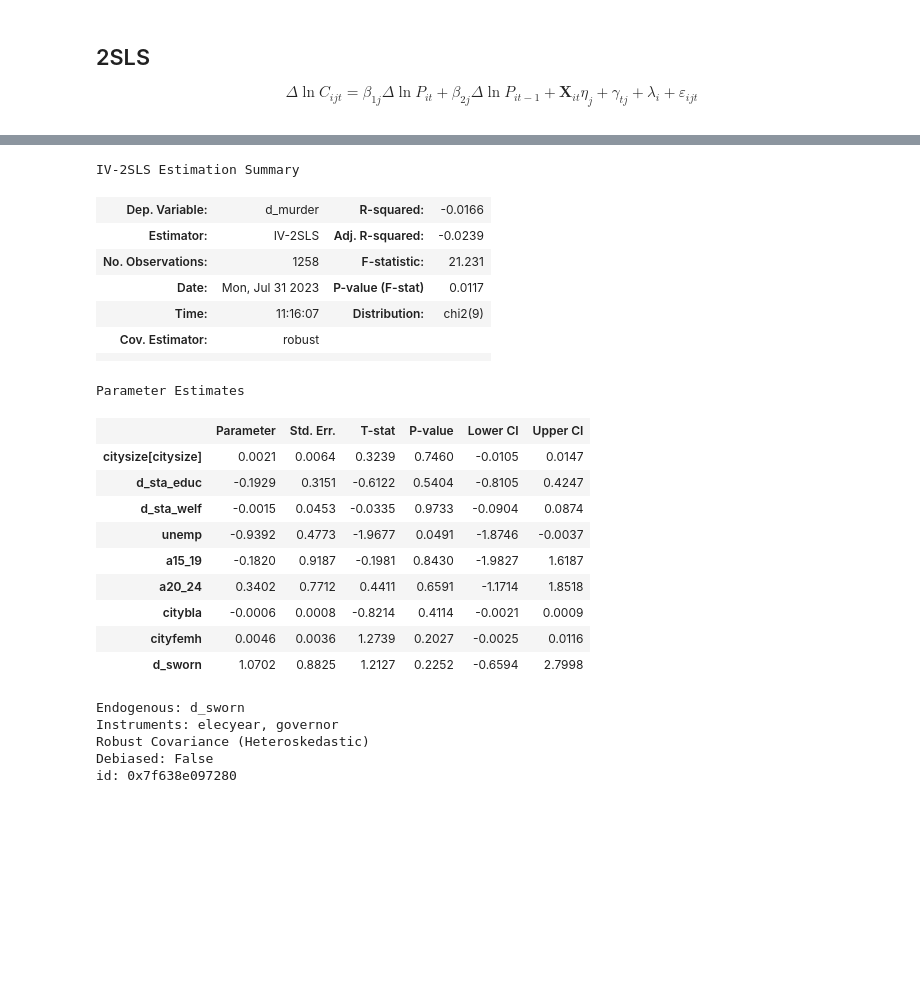
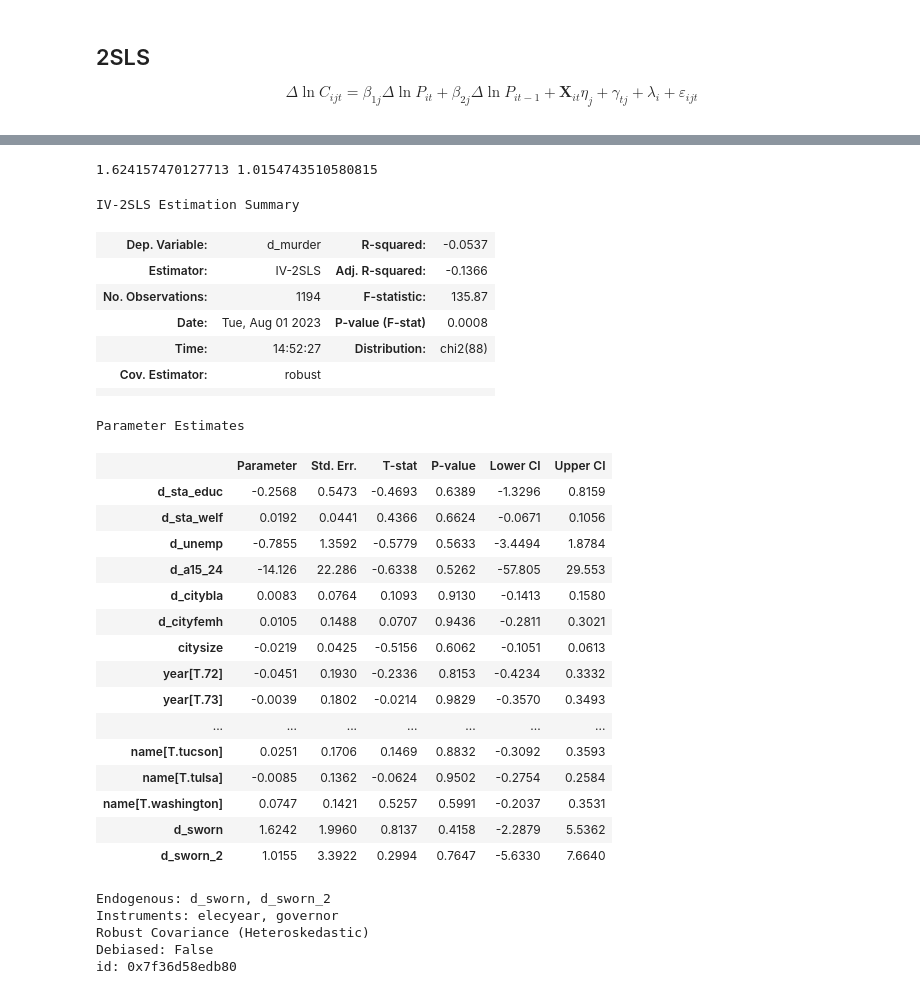
Before and after one commit to nigimitama/levitt, a Jupyter notebook: notebooks/memo.ipynb, the cells around one changed output, grey strips where cells are left out. Saved outputs shown, nothing was run; the diff lists cells and outputs as text; code cells hidden in the pictures; blank space fills up the shorter version.

```diff
--- a/notebooks/memo.ipynb
+++ b/notebooks/memo.ipynb
@@ -76,0 +68,10 @@ for col in ["sworn", *violent_crimes, *property_crimes, "sta_educ", "sta_welf"]:
+# %%
+# 都市ごとに年について差分をとって変化率にするために、都市名と年でソートする
+df = df.sort_values(["name", "year"])
+# %%
+# Δln (変化率) にする
+violent_crimes = ["murder", "rape", "robbery", "assault"]
+property_crimes = ["burglary", "larceny", "auto"]
+
+for col in ["sworn", *violent_crimes, *property_crimes, "sta_educ", "sta_welf"]:
+    df[f"d_{col}"] = np.log(df[col]).diff()
@@ -77,3 +96,9 @@ for col in ["sworn", *violent_crimes, *property_crimes, "sta_educ", "sta_welf"]:
+# %%
+# 割合系のやつも差分をとって変化率にする
+df["a15_24"] = df["a15_19"] + df["a20_24"]
+percent_covariates = ["unemp", "a15_24", "citybla", "cityfemh"]
+for col in percent_covariates:
+    df[f"d_{col}"] = df[col].diff()
 # %%
 # citysize
 df["citysize"] = 0
@@ -84,0 +126,3 @@ df.loc[(citypop>=1000000), "citysize"] = 5
+# %%
+#
+df["d_sworn_2"] = df["d_sworn"].shift(1)
@@ -219,35 +267,50 @@ Index(['name', 'city', 'statenam', 'state', 'censdist', 'year', 'sworn',
       dtype='object')
 # %%
 from linearmodels.iv import IV2SLS
-formula = "d_murder ~ [d_sworn ~ elecyear + governor] + citysize + d_sta_educ + d_sta_welf + unemp + a15_19 + a20_24 + citybla + cityfemh + citysize"
+formula = """
+    d_murder ~ d_sta_educ + d_sta_welf + d_unemp + d_a15_24 + d_citybla + d_cityfemh + citysize + year + name
+    + [d_murder + d_sworn + d_sworn_2 ~ elecyear + governor]
+"""
 use_cols = formula.replace("~", " ").replace("[", " ").replace("]", " ").replace("+", " ").split()
 model = IV2SLS.from_formula(
     formula=formula,
-    data=df[use_cols].dropna()
+    data=df[use_cols].dropna().astype({"year": "category"})
 ).fit()
+
+print(
+    model.params["d_sworn"],
+    model.params["d_sworn_2"]
+)
 model
 # %% [output]
-IV-2SLS Estimation Summary
+1.624157470127713 1.0154743510580815
+IV-2SLS Estimation Summary
-| Dep. Variable: | d_murder | R-squared: | -0.0166 |
-| Estimator: | IV-2SLS | Adj. R-squared: | -0.0239 |
-| No. Observations: | 1258 | F-statistic: | 21.231 |
-| Date: | Mon, Jul 31 2023 | P-value (F-stat) | 0.0117 |
-| Time: | 11:16:07 | Distribution: | chi2(9) |
+| Dep. Variable: | d_murder | R-squared: | -0.0537 |
+| Estimator: | IV-2SLS | Adj. R-squared: | -0.1366 |
+| No. Observations: | 1194 | F-statistic: | 135.87 |
+| Date: | Tue, Aug 01 2023 | P-value (F-stat) | 0.0008 |
+| Time: | 14:52:27 | Distribution: | chi2(88) |
 | Cov. Estimator: | robust |  |  |
 |  |  |  |  |
-Parameter Estimates
+Parameter Estimates
 |  | Parameter | Std. Err. | T-stat | P-value | Lower CI | Upper CI |
-| citysize[citysize] | 0.0021 | 0.0064 | 0.3239 | 0.7460 | -0.0105 | 0.0147 |
-| d_sta_educ | -0.1929 | 0.3151 | -0.6122 | 0.5404 | -0.8105 | 0.4247 |
-| d_sta_welf | -0.0015 | 0.0453 | -0.0335 | 0.9733 | -0.0904 | 0.0874 |
-| unemp | -0.9392 | 0.4773 | -1.9677 | 0.0491 | -1.8746 | -0.0037 |
-| a15_19 | -0.1820 | 0.9187 | -0.1981 | 0.8430 | -1.9827 | 1.6187 |
-| a20_24 | 0.3402 | 0.7712 | 0.4411 | 0.6591 | -1.1714 | 1.8518 |
-| citybla | -0.0006 | 0.0008 | -0.8214 | 0.4114 | -0.0021 | 0.0009 |
-| cityfemh | 0.0046 | 0.0036 | 1.2739 | 0.2027 | -0.0025 | 0.0116 |
-| d_sworn | 1.0702 | 0.8825 | 1.2127 | 0.2252 | -0.6594 | 2.7998 |
+| d_sta_educ | -0.2568 | 0.5473 | -0.4693 | 0.6389 | -1.3296 | 0.8159 |
+| d_sta_welf | 0.0192 | 0.0441 | 0.4366 | 0.6624 | -0.0671 | 0.1056 |
+| d_unemp | -0.7855 | 1.3592 | -0.5779 | 0.5633 | -3.4494 | 1.8784 |
+| d_a15_24 | -14.126 | 22.286 | -0.6338 | 0.5262 | -57.805 | 29.553 |
+| d_citybla | 0.0083 | 0.0764 | 0.1093 | 0.9130 | -0.1413 | 0.1580 |
+| d_cityfemh | 0.0105 | 0.1488 | 0.0707 | 0.9436 | -0.2811 | 0.3021 |
+| citysize | -0.0219 | 0.0425 | -0.5156 | 0.6062 | -0.1051 | 0.0613 |
+| year[T.72] | -0.0451 | 0.1930 | -0.2336 | 0.8153 | -0.4234 | 0.3332 |
+| year[T.73] | -0.0039 | 0.1802 | -0.0214 | 0.9829 | -0.3570 | 0.3493 |
+| ... | ... | ... | ... | ... | ... | ... |
+| name[T.tucson] | 0.0251 | 0.1706 | 0.1469 | 0.8832 | -0.3092 | 0.3593 |
+| name[T.tulsa] | -0.0085 | 0.1362 | -0.0624 | 0.9502 | -0.2754 | 0.2584 |
+| name[T.washington] | 0.0747 | 0.1421 | 0.5257 | 0.5991 | -0.2037 | 0.3531 |
+| d_sworn | 1.6242 | 1.9960 | 0.8137 | 0.4158 | -2.2879 | 5.5362 |
+| d_sworn_2 | 1.0155 | 3.3922 | 0.2994 | 0.7647 | -5.6330 | 7.6640 |
-Endogenous: d_sworn
-Instruments: elecyear, governor
-Robust Covariance (Heteroskedastic)
-Debiased: False
-id: 0x7f638e097280
+Endogenous: d_sworn, d_sworn_2
+Instruments: elecyear, governor
+Robust Covariance (Heteroskedastic)
+Debiased: False
+id: 0x7f36d58edb80
```
Also changed, not shown: parts of 8 cells of this notebook, 1 other file.
